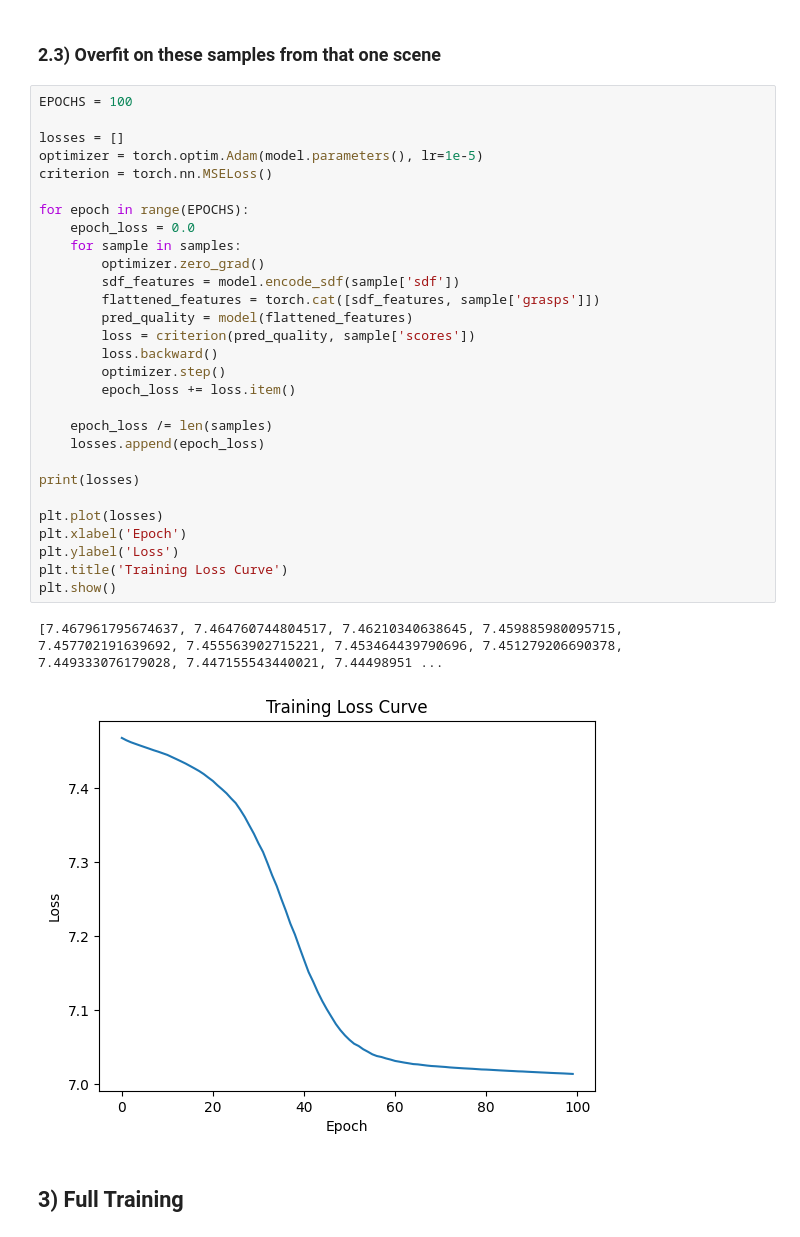
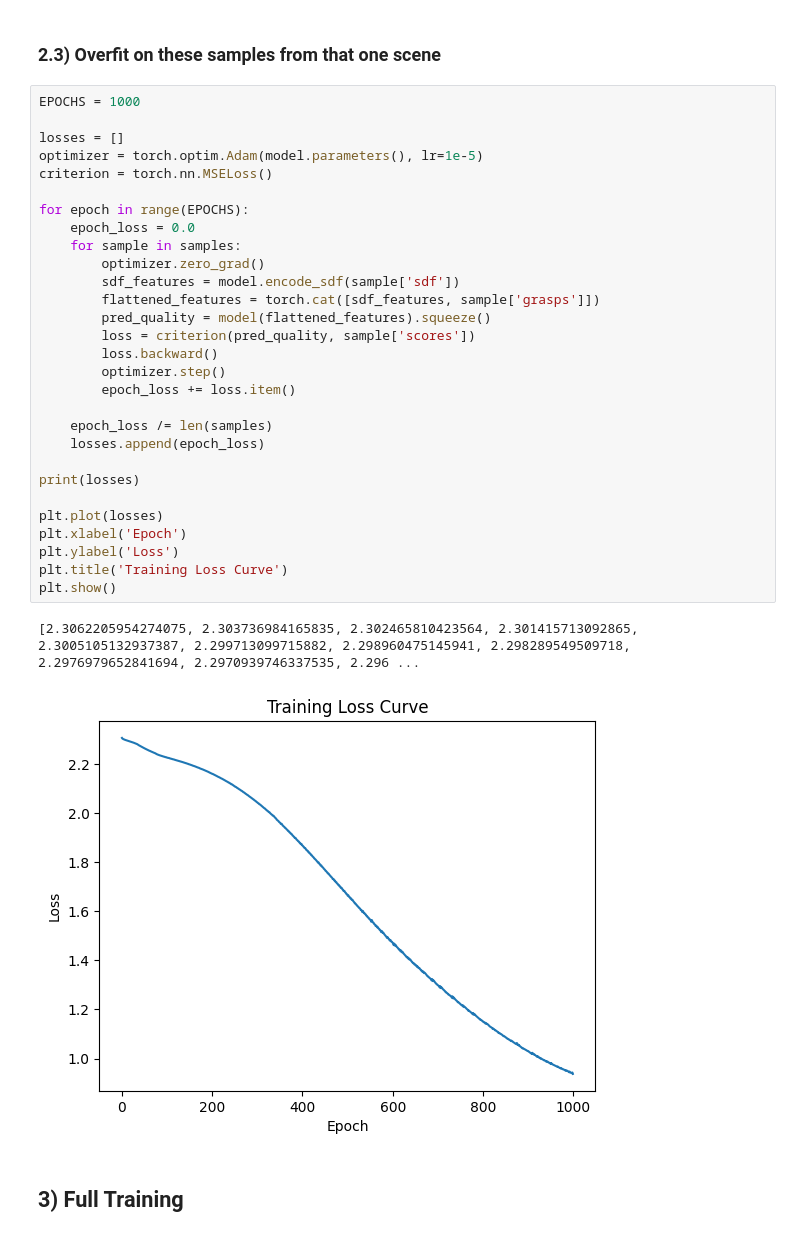
Before and after one commit to hannesill/grasp-quality, a Jupyter notebook: train.ipynb, the cells around one changed output. Saved outputs shown, nothing was run; the diff lists cells and outputs as text.

```diff
--- a/train.ipynb
+++ b/train.ipynb
@@ -127,37 +127,37 @@ torch.Size([48, 48, 48])
 # %% [markdown]
 ### 2.3) Overfit on these samples from that one scene
 # %%
-EPOCHS = 100
+EPOCHS = 1000
 
 losses = []
 optimizer = torch.optim.Adam(model.parameters(), lr=1e-5)
 criterion = torch.nn.MSELoss()
 
 for epoch in range(EPOCHS):
     epoch_loss = 0.0
     for sample in samples:
         optimizer.zero_grad()
         sdf_features = model.encode_sdf(sample['sdf'])
         flattened_features = torch.cat([sdf_features, sample['grasps']])
-        pred_quality = model(flattened_features)
+        pred_quality = model(flattened_features).squeeze()
         loss = criterion(pred_quality, sample['scores'])
         loss.backward()
         optimizer.step()
         epoch_loss += loss.item()
 
     epoch_loss /= len(samples)
     losses.append(epoch_loss)
 
 print(losses)
 
 plt.plot(losses)
 plt.xlabel('Epoch')
 plt.ylabel('Loss')
 plt.title('Training Loss Curve')
 plt.show()
 # %% [output]
-[7.467961795674637, 7.464760744804517, 7.46210340638645, 7.459885980095715, 7.457702191639692, 7.455563902715221, 7.453464439790696, 7.451279206690378, 7.449333076179028, 7.447155543440021, 7.44498951 ...
+[2.3062205954274075, 2.303736984165835, 2.302465810423564, 2.301415713092865, 2.3005105132937387, 2.299713099715882, 2.298960475145941, 2.298289549509718, 2.2976979652841694, 2.2970939746337535, 2.296 ...
-[figure, old version]
+[figure, new version]
 # %% [markdown]
 ## 3) Full Training
 # %% [markdown]
```
Also changed, not shown: parts of 2 cells of this notebook, 2 other files.
